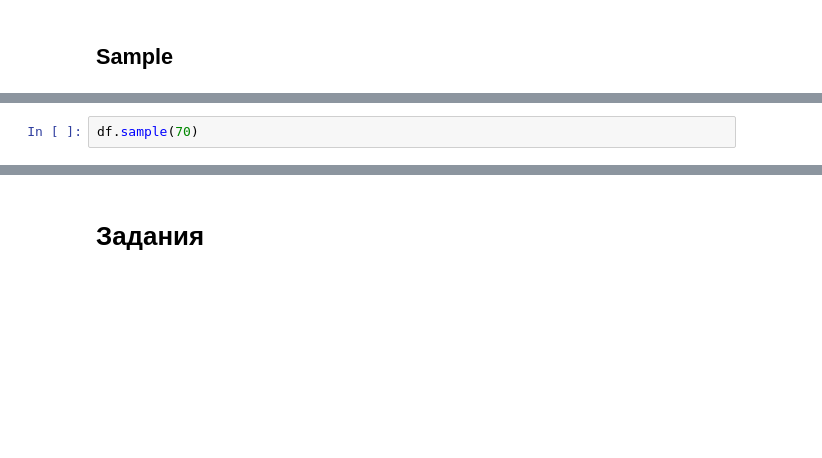
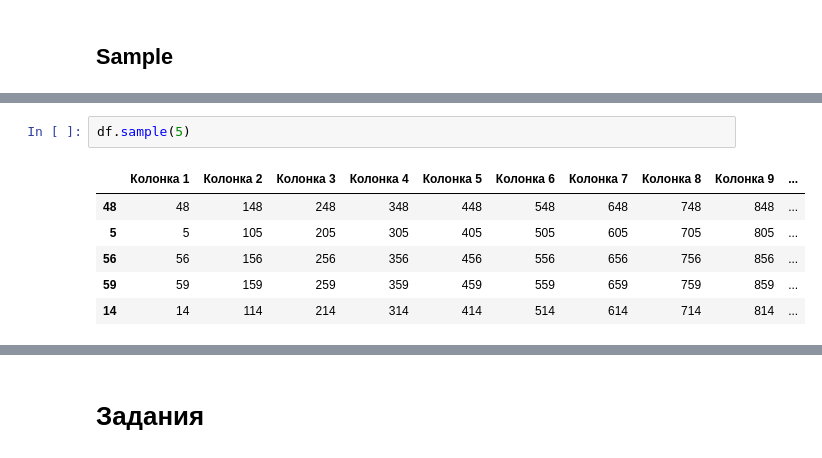
Before and after one commit to victorlymarev/pandas, a Jupyter notebook: notebooks/06-display-options-head-tail.ipynb, the cells around one changed output, grey strips where cells are left out. Drawn from its saved outputs; the diff is of its cells as text; blank space fills up the shorter version.

```diff
--- a/notebooks/06-display-options-head-tail.ipynb
+++ b/notebooks/06-display-options-head-tail.ipynb
@@ -82,2 +212,9 @@ df.head(3)
 # %%
-df.sample(70)
+df.sample(5)
+# %% [output]
+|  | Колонка 1 | Колонка 2 | Колонка 3 | Колонка 4 | Колонка 5 | Колонка 6 | Колонка 7 | Колонка 8 | Колонка 9 | ... |
+| 48 | 48 | 148 | 248 | 348 | 448 | 548 | 648 | 748 | 848 | ... |
+| 5 | 5 | 105 | 205 | 305 | 405 | 505 | 605 | 705 | 805 | ... |
+| 56 | 56 | 156 | 256 | 356 | 456 | 556 | 656 | 756 | 856 | ... |
+| 59 | 59 | 159 | 259 | 359 | 459 | 559 | 659 | 759 | 859 | ... |
+| 14 | 14 | 114 | 214 | 314 | 414 | 514 | 614 | 714 | 814 | ... |
```
Also changed, not shown: parts of 29 cells of this notebook, 5 other files.
